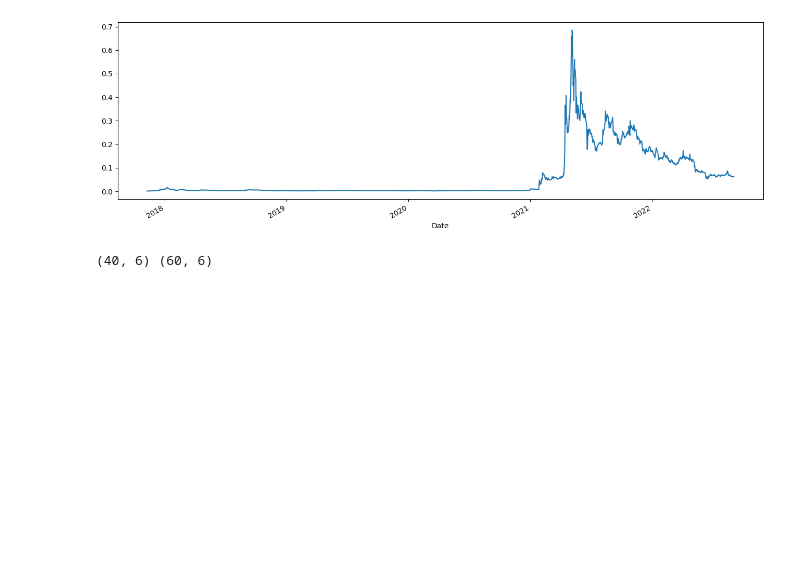
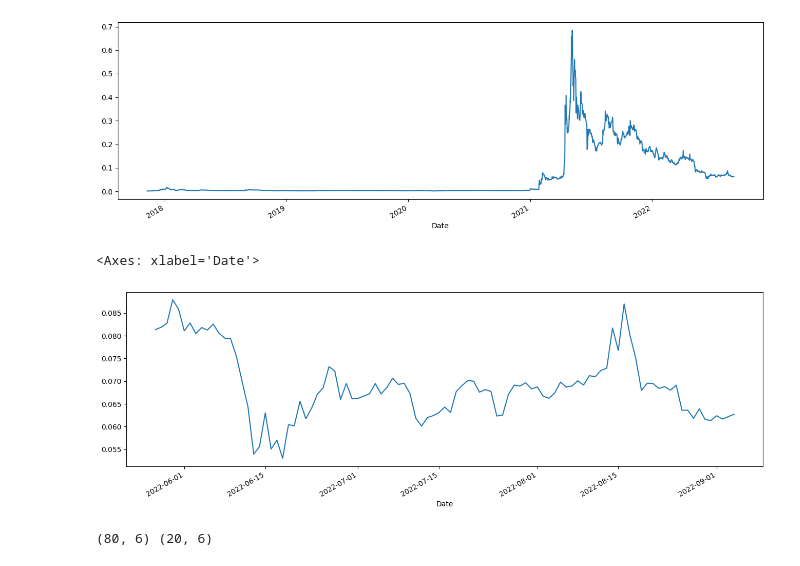
Before and after one commit to ErfanNourian/DOGE-USD-Prediction, a Jupyter notebook: Model.ipynb, the cells around one changed output. Cells and saved outputs as stored; diff of their text form; code cells hidden in the pictures; blank space fills up the shorter version.

```diff
--- a/Model.ipynb
+++ b/Model.ipynb
@@ -75,12 +65,17 @@ data['Close'].plot(figsize=(16,5))
 # %% [output]
 <Axes: xlabel='Date'>
 [figure]
+# %%
+data['Close'].tail(100).plot(figsize=(16,5))
+# %% [output]
+<Axes: xlabel='Date'>
+[figure, added]
 # %%
-df2 = data.tail(100)
-train = df2[:40]
-test = df2[40:]
-
+DOGE_Coin_Data = data.tail(100)
+# 80% of data becomes traning set and the remaining become test set
+train = DOGE_Coin_Data[:80]
+test = DOGE_Coin_Data[80:]
 print(train.shape, test.shape)
 # %% [output]
-(40, 6) (60, 6)
+(80, 6) (20, 6)
 # %%
```
Also changed, not shown: parts of 22 cells of this notebook, 1 other file.
